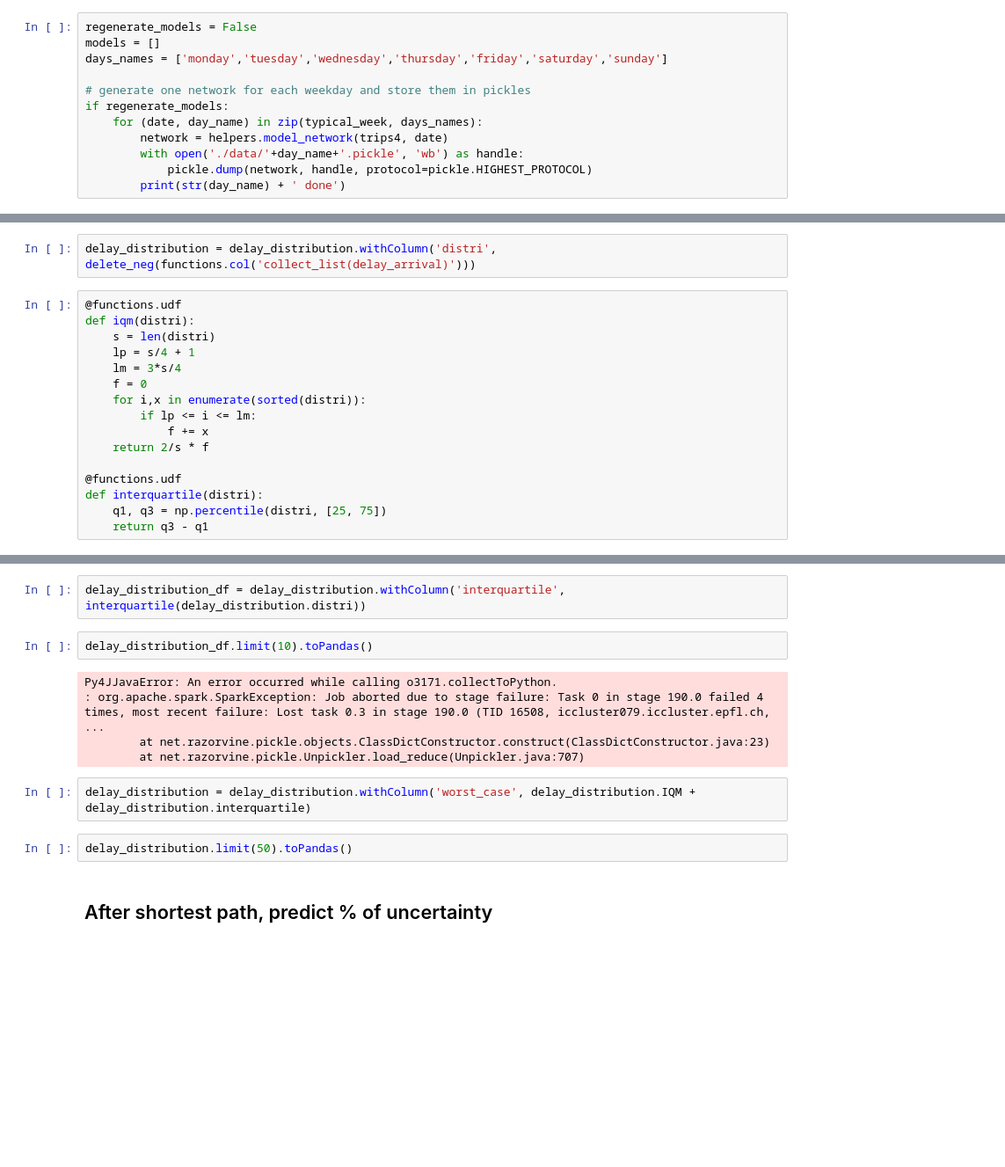
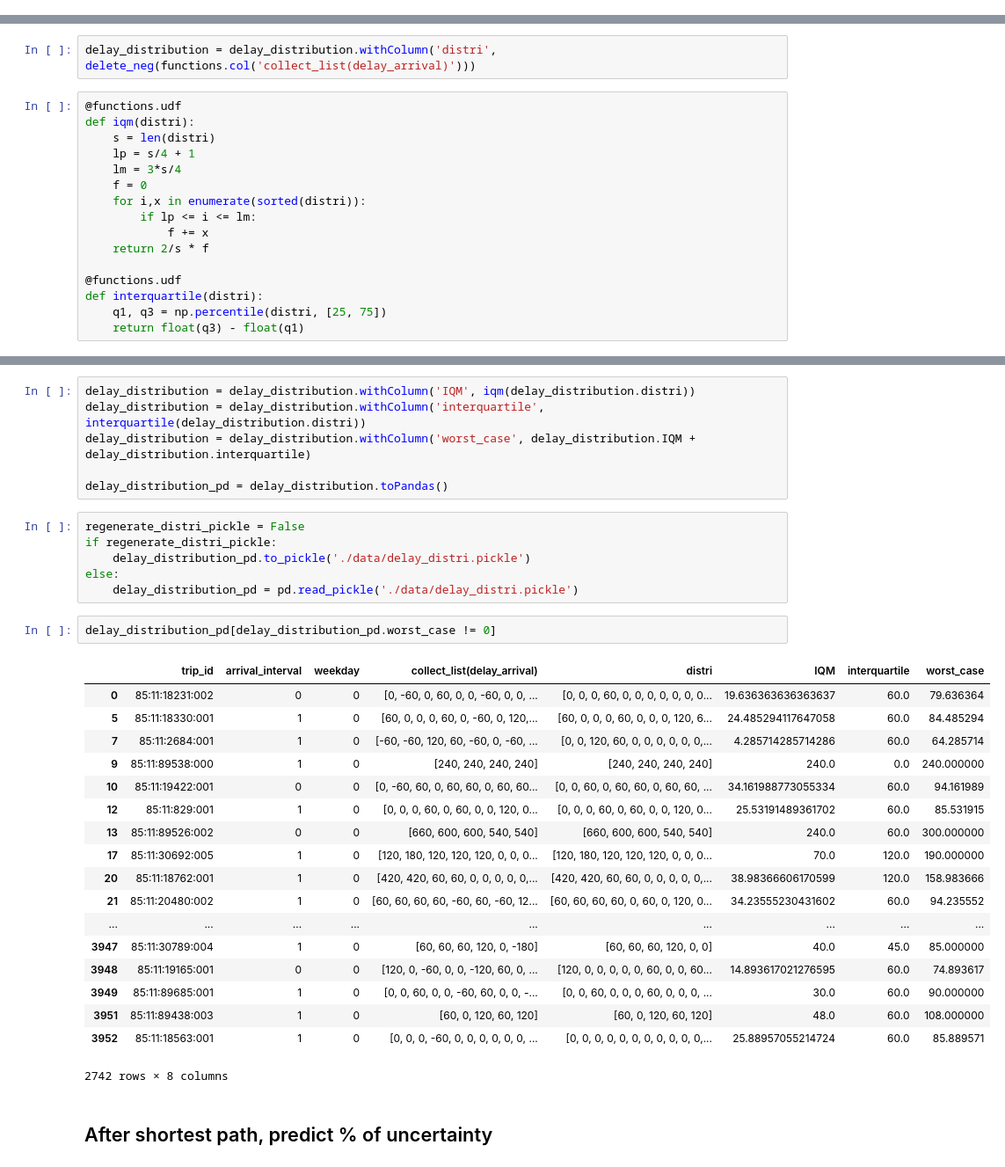
Before and after one commit to rbsteinm/Robust-Route-Planner, a Jupyter notebook: fouche-worksheet.ipynb, the cells around one changed output, grey strips where cells are left out. Shown: that part at 88% size. Saved outputs shown, nothing was run; the diff lists cells and outputs as text; blank space fills up the shorter version.

```diff
--- a/fouche-worksheet.ipynb
+++ b/fouche-worksheet.ipynb
@@ -223,12 +204,0 @@ typical_week = [typical_monday,typical_tuesday,typical_wednesday,typical_thursda
-# %%
-regenerate_models = False
-models = []
-days_names = ['monday','tuesday','wednesday','thursday','friday','saturday','sunday']
-
-# generate one network for each weekday and store them in pickles
-if regenerate_models:
-    for (date, day_name) in zip(typical_week, days_names):
-        network = helpers.model_network(trips4, date)
-        with open('./data/'+day_name+'.pickle', 'wb') as handle:
-            pickle.dump(network, handle, protocol=pickle.HIGHEST_PROTOCOL)
-        print(str(day_name) + ' done')
@@ -493,4 +325,4 @@ def iqm(distri):
 @functions.udf
 def interquartile(distri):
     q1, q3 = np.percentile(distri, [25, 75])
-    return q3 - q1
+    return float(q3) - float(q1)
@@ -522,16 +329,36 @@ delay_distri_pd
-# %%
-delay_distribution_df = delay_distribution.withColumn('interquartile', interquartile(delay_distribution.distri))
-# %%
-delay_distribution_df.limit(10).toPandas()
-# %% [output]
-Py4JJavaError: An error occurred while calling o3171.collectToPython.
-: org.apache.spark.SparkException: Job aborted due to stage failure: Task 0 in stage 190.0 failed 4 times, most recent failure: Lost task 0.3 in stage 190.0 (TID 16508, iccluster079.iccluster.epfl.ch, ...
-        at net.razorvine.pickle.objects.ClassDictConstructor.construct(ClassDictConstructor.java:23)
-        at net.razorvine.pickle.Unpickler.load_reduce(Unpickler.java:707)
 # %%
+delay_distribution = delay_distribution.withColumn('IQM', iqm(delay_distribution.distri))
+delay_distribution = delay_distribution.withColumn('interquartile', interquartile(delay_distribution.distri))
 delay_distribution = delay_distribution.withColumn('worst_case', delay_distribution.IQM + delay_distribution.interquartile)
+
+delay_distribution_pd = delay_distribution.toPandas()
-# %%
-delay_distribution.limit(50).toPandas()
+# %%
+regenerate_distri_pickle = False
+if regenerate_distri_pickle:
+    delay_distribution_pd.to_pickle('./data/delay_distri.pickle')
+else:
+    delay_distribution_pd = pd.read_pickle('./data/delay_distri.pickle')
+# %%
+delay_distribution_pd[delay_distribution_pd.worst_case != 0]
+# %% [output]
+|  | trip_id | arrival_interval | weekday | collect_list(delay_arrival) | distri | IQM | interquartile | worst_case |
+| 0 | 85:11:18231:002 | 0 | 0 | [0, -60, 0, 60, 0, 0, -60, 0, 0, ... | [0, 0, 0, 60, 0, 0, 0, 0, 0, 0, 0... | 19.636363636363637 | 60.0 | 79.636364 |
+| 5 | 85:11:18330:001 | 1 | 0 | [60, 0, 0, 0, 60, 0, -60, 0, 120,... | [60, 0, 0, 0, 60, 0, 0, 0, 120, 6... | 24.485294117647058 | 60.0 | 84.485294 |
+| 7 | 85:11:2684:001 | 1 | 0 | [-60, -60, 120, 60, -60, 0, -60, ... | [0, 0, 120, 60, 0, 0, 0, 0, 0, 0,... | 4.285714285714286 | 60.0 | 64.285714 |
+| 9 | 85:11:89538:000 | 1 | 0 | [240, 240, 240, 240] | [240, 240, 240, 240] | 240.0 | 0.0 | 240.000000 |
+| 10 | 85:11:19422:001 | 0 | 0 | [0, -60, 60, 0, 60, 60, 0, 60, 60... | [0, 0, 60, 0, 60, 60, 0, 60, 60, ... | 34.161988773055334 | 60.0 | 94.161989 |
+| 12 | 85:11:829:001 | 1 | 0 | [0, 0, 0, 60, 0, 60, 0, 0, 120, 0... | [0, 0, 0, 60, 0, 60, 0, 0, 120, 0... | 25.53191489361702 | 60.0 | 85.531915 |
+| 13 | 85:11:89526:002 | 0 | 0 | [660, 600, 600, 540, 540] | [660, 600, 600, 540, 540] | 240.0 | 60.0 | 300.000000 |
+| 17 | 85:11:30692:005 | 1 | 0 | [120, 180, 120, 120, 120, 0, 0, 0... | [120, 180, 120, 120, 120, 0, 0, 0... | 70.0 | 120.0 | 190.000000 |
+| 20 | 85:11:18762:001 | 1 | 0 | [420, 420, 60, 60, 0, 0, 0, 0, 0,... | [420, 420, 60, 60, 0, 0, 0, 0, 0,... | 38.98366606170599 | 120.0 | 158.983666 |
+| 21 | 85:11:20480:002 | 1 | 0 | [60, 60, 60, 60, -60, 60, -60, 12... | [60, 60, 60, 60, 0, 60, 0, 120, 0... | 34.23555230431602 | 60.0 | 94.235552 |
+| ... | ... | ... | ... | ... | ... | ... | ... | ... |
+| 3947 | 85:11:30789:004 | 1 | 0 | [60, 60, 60, 120, 0, -180] | [60, 60, 60, 120, 0, 0] | 40.0 | 45.0 | 85.000000 |
+| 3948 | 85:11:19165:001 | 0 | 0 | [120, 0, -60, 0, 0, -120, 60, 0, ... | [120, 0, 0, 0, 0, 0, 60, 0, 0, 60... | 14.893617021276595 | 60.0 | 74.893617 |
+| 3949 | 85:11:89685:001 | 1 | 0 | [0, 0, 60, 0, 0, -60, 60, 0, 0, -... | [0, 0, 60, 0, 0, 0, 60, 0, 0, 0, ... | 30.0 | 60.0 | 90.000000 |
+| 3951 | 85:11:89438:003 | 1 | 0 | [60, 0, 120, 60, 120] | [60, 0, 120, 60, 120] | 48.0 | 60.0 | 108.000000 |
+| 3952 | 85:11:18563:001 | 1 | 0 | [0, 0, 0, -60, 0, 0, 0, 0, 0, 0, ... | [0, 0, 0, 0, 0, 0, 0, 0, 0, 0, 0,... | 25.88957055214724 | 60.0 | 85.889571 |
+2742 rows × 8 columns
 # %% [markdown]
 ## After shortest path, predict % of uncertainty
 # %%
```
Also changed, not shown: parts of 38 cells of this notebook.
